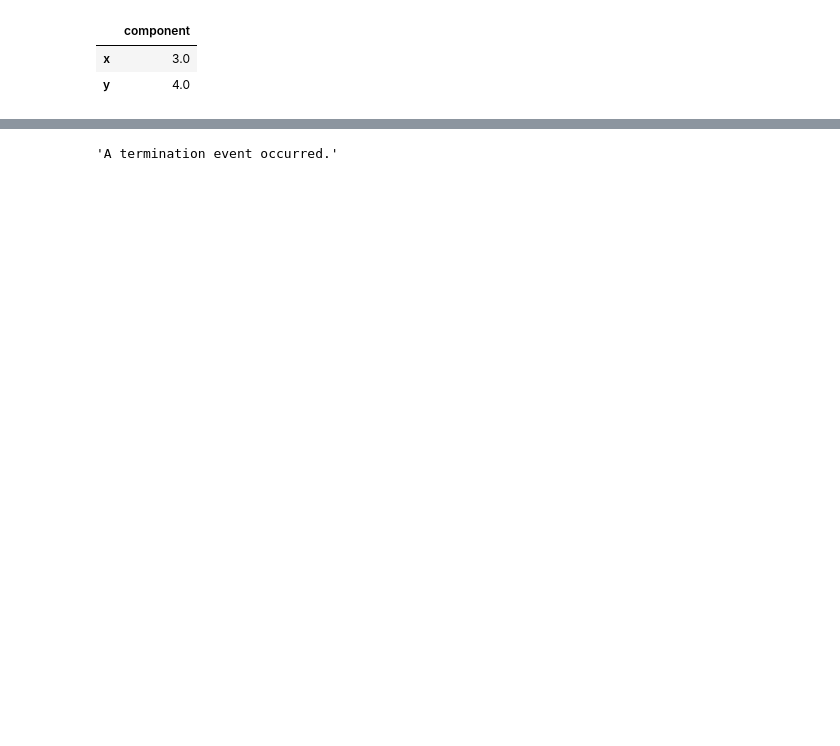
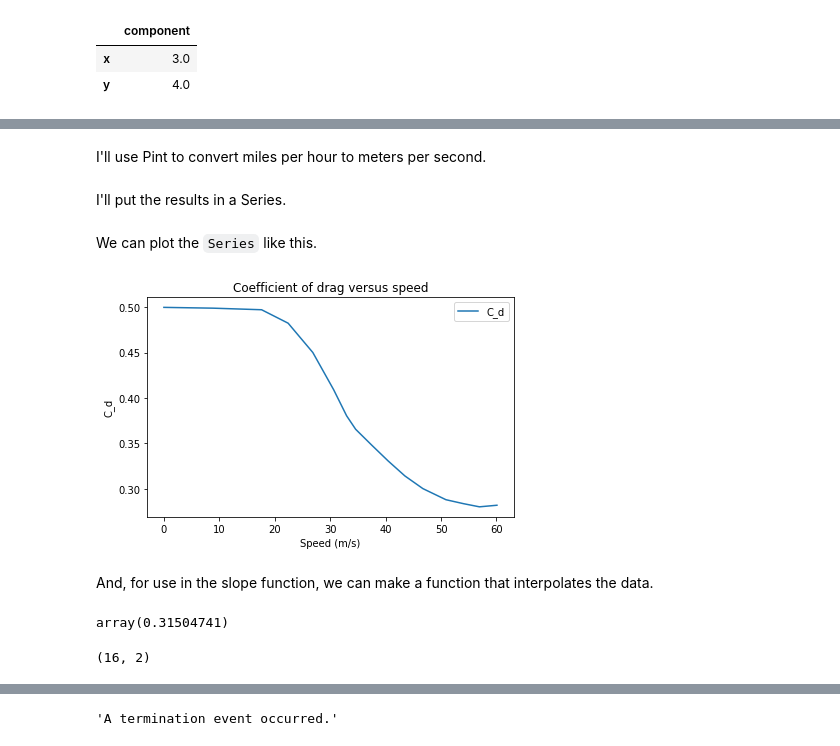
Before and after one commit to obverter/going-for-distance, a Jupyter notebook: He's Going for Distance.ipynb, the cells around one changed output, grey strips where cells are left out. Drawn from its saved outputs; the diff is of its cells as text; code cells hidden in the pictures; blank space fills up the shorter version.

```diff
--- a/He's Going for Distance.ipynb
+++ b/He's Going for Distance.ipynb
@@ -243,0 +571,4 @@ params = Params(
+# %%
+from pandas import read_csv
+
+baseball_drag = read_csv('baseball_drag.csv')
@@ -243,0 +586,29 @@ params = Params(
+# %% [markdown]
+I'll use Pint to convert miles per hour to meters per second.
+# %%
+mph_to_mps = (1 * units.mph).to(units.m/units.s).magnitude
+speed = baseball_drag['Velocity in mph'] * mph_to_mps
+# %% [markdown]
+I'll put the results in a Series.
+# %%
+C_d_series = make_series(speed, baseball_drag['Drag coefficient'])
+# %% [markdown]
+We can plot the `Series` like this.
+# %%
+C_d_series.plot(label='C_d')
+decorate(xlabel='Speed (m/s)',
+         ylabel='C_d',
+         title='Coefficient of drag versus speed')
+# %% [output]
+[figure, added]
+# %% [markdown]
+And, for use in the slope function, we can make a function that interpolates the data.
+# %%
+drag_interp = interpolate(C_d_series)
+drag_interp(43.35)
+# %% [output]
+array(0.31504741)
+# %%
+baseball_drag.shape
+# %% [output]
+(16, 2)
```
Also changed, not shown: parts of 103 cells of this notebook, 3 other files.
